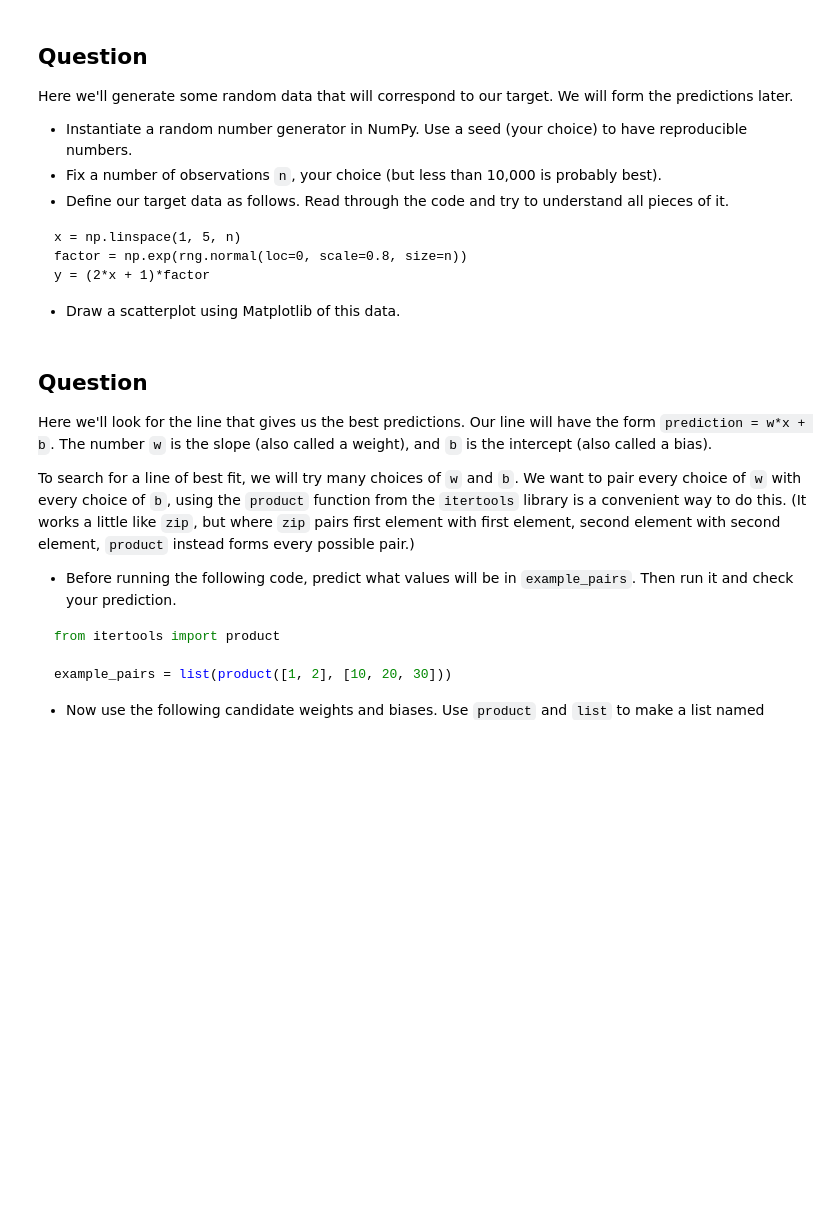
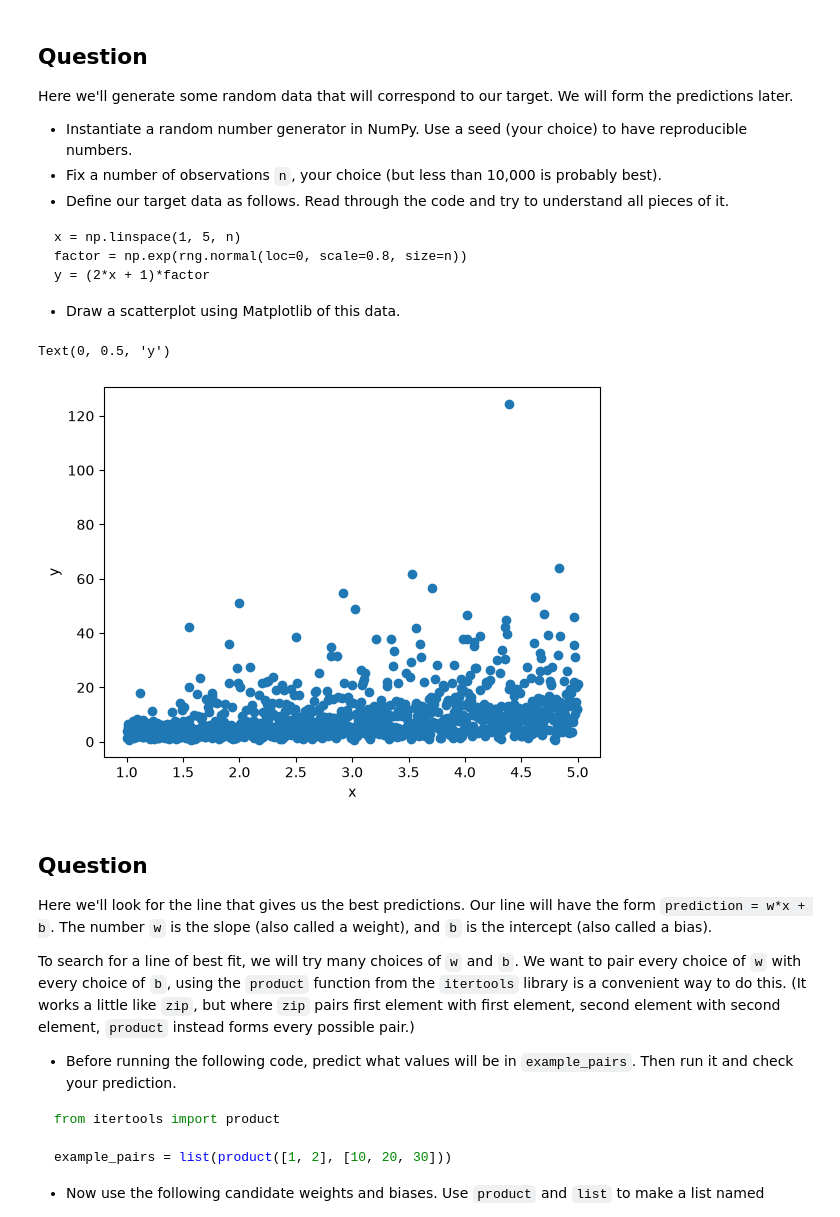
Before and after one commit to yeungme-ops/Homework3, a Jupyter notebook: Homework3.ipynb, the cells around one changed output. Saved outputs shown, nothing was run; the diff lists cells and outputs as text; code cells hidden in the pictures; blank space fills up the shorter version.

````diff
--- a/Homework3.ipynb
+++ b/Homework3.ipynb
@@ -22,6 +47,21 @@ factor = np.exp(rng.normal(loc=0, scale=0.8, size=n))
 y = (2*x + 1)*factor
 ```
 * Draw a scatterplot using Matplotlib of this data.
+# %%
+rng = np.random.default_rng(seed = 42)
+n = 1000
+
+x = np.linspace(1, 5, n)
+factor = np.exp(rng.normal(loc = 0, scale = 0.8, size = n))
+y = (2 * x + 1) * factor
+
+fig, ax = plt.subplots()
+ax.scatter(x, y)
+ax.set_xlabel("x")
+ax.set_ylabel("y")
+# %% [output]
+Text(0, 0.5, 'y')
+[figure, added]
 # %% [markdown]
 ## Question
 
````
Also changed, not shown: parts of 13 cells of this notebook.
